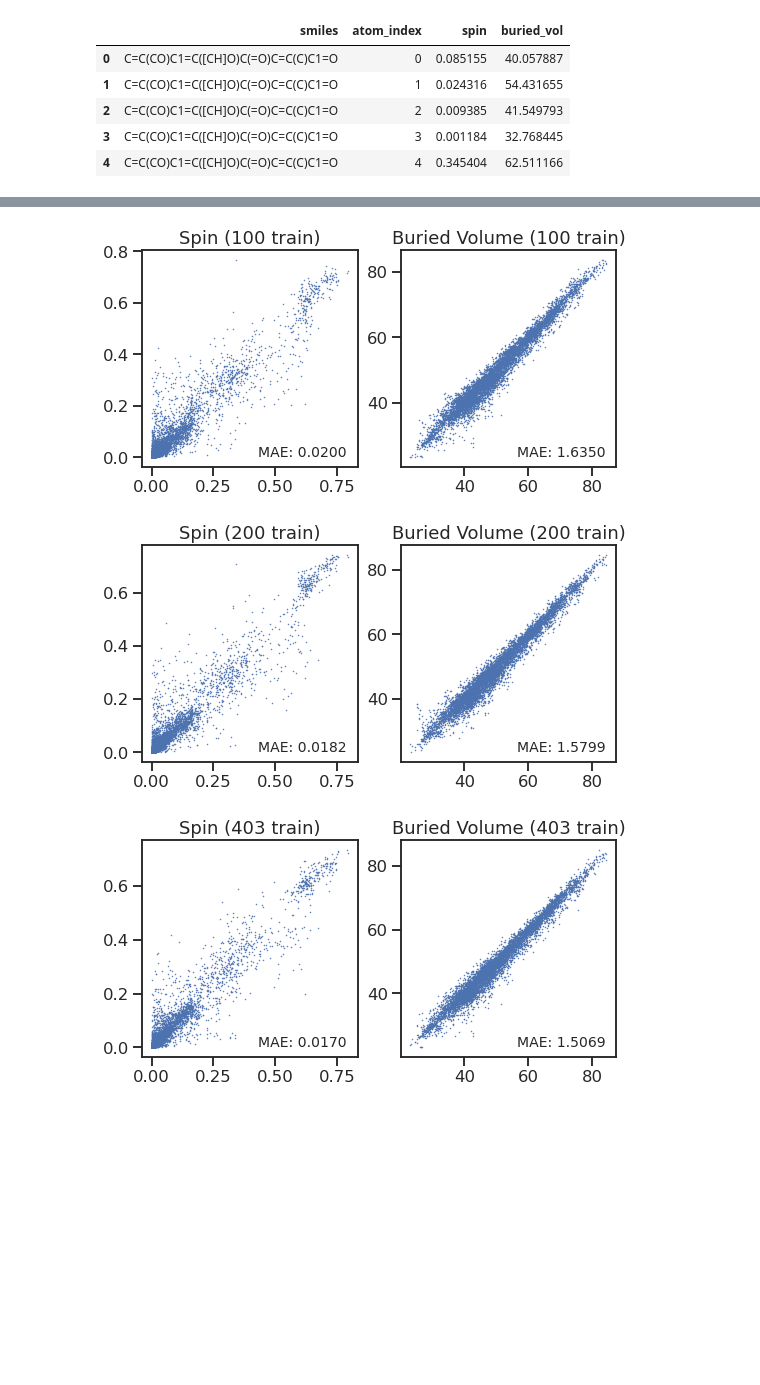
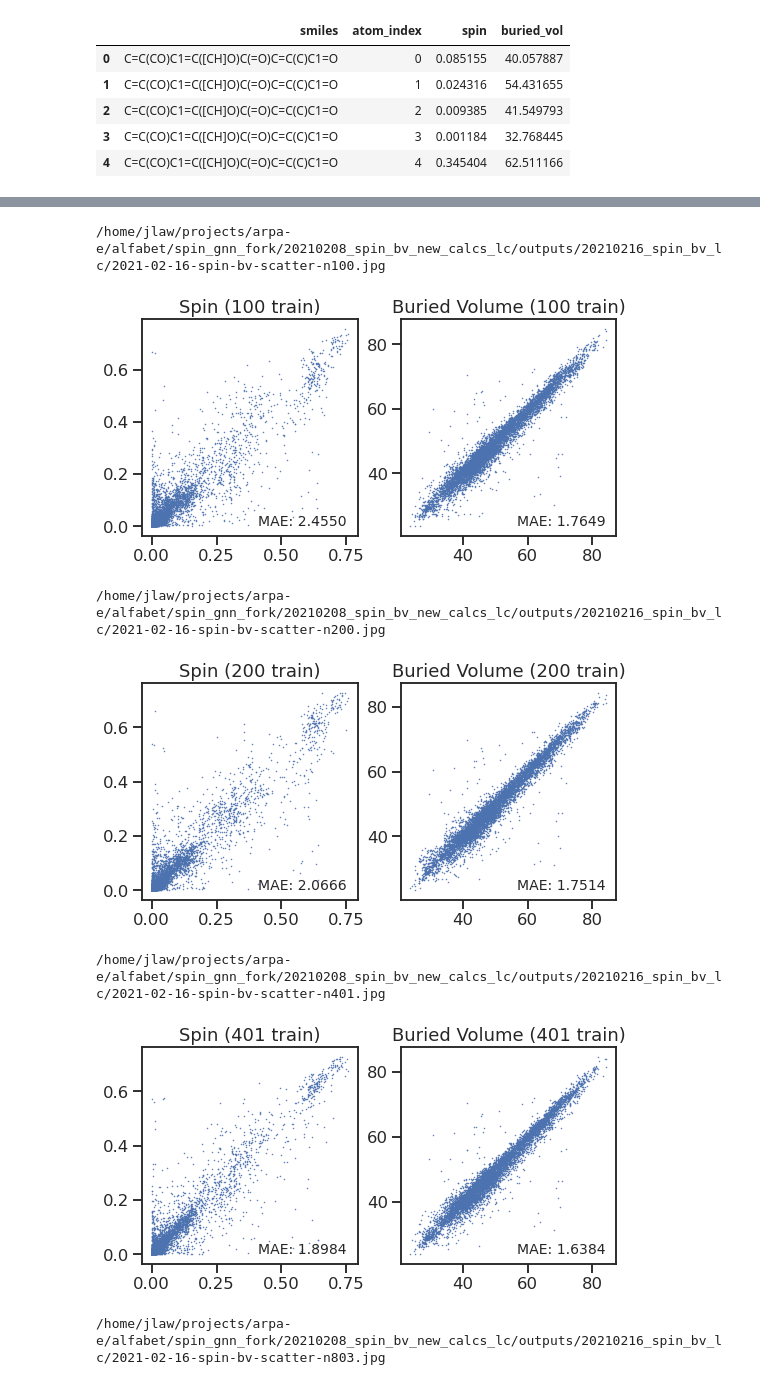
Before and after one commit to jlaw9/spin_gnn, a Jupyter notebook: 20210208_spin_bv_new_calcs_lc/plot_test_spin_bv.ipynb, the cells around one changed output, grey strips where cells are left out. Cells and saved outputs as stored; diff of their text form; code cells hidden in the pictures; blank space fills up the shorter version.

```diff
--- a/20210208_spin_bv_new_calcs_lc/plot_test_spin_bv.ipynb
+++ b/20210208_spin_bv_new_calcs_lc/plot_test_spin_bv.ipynb
@@ -111,6 +104,6 @@ if gpus:
 # %%
 # Load the "new test" set which is the 500 of the most recent DFT calculations we left out
-test = np.load('split_spin_bv.npz', allow_pickle=True)['test_new']
+test = np.load(f'{inputs_dir}/split_spin_bv.npz', allow_pickle=True)['test_new']
 # %%
 # Load the  values
 # cdf_spin = pd.read_csv('/projects/rlmolecule/pstjohn/atom_spins/cdf_spins.csv.gz')
@@ -150,5 +130,5 @@ cdf.head()
 # %%
-test_dataset = tf.data.Dataset.from_generator(
+test_dataset_gen = tf.data.Dataset.from_generator(
     lambda: (preprocessor.construct_feature_matrices(smiles, train=False) for smiles in test),
     output_types=preprocessor.output_types,
     output_shapes=preprocessor.output_shapes)\
@@ -164,13 +175,23 @@ test_dataset = tf.data.Dataset.from_generator(
 # %%
 # store the predictions for each of the points along the learning curve
 learning_curve_pred = {}
+learning_curve_pred_gen = {}
 for num_train in num_train_list:
     model = tf.keras.models.load_model(
-        f'20210208_spin_bv_lc/n_{num_train}/best_model.hdf5',
+        f'{outputs_dir}/n_{num_train}/best_model.hdf5',
         custom_objects={**nfp.custom_objects,
                         **{'AtomInfMask': AtomInfMask, 'KLWithLogits': KLWithLogits}})
 
-    predicted_spin_logits, predicted_bur_vol = model.predict(test_dataset, verbose=1)
-    predicted_fractional_spins = tf.nn.softmax(predicted_spin_logits)
-    learning_curve_pred[num_train] = (predicted_fractional_spins, predicted_bur_vol)
+    new_model = tf.keras.Model(model.inputs[:3], [tf.nn.softmax(model.outputs[0]), model.outputs[1]])
+
+    predicted_spin_logits, predicted_bur_vol = new_model.predict(test_dataset, verbose=1)
+#     predicted_fractional_spins = tf.nn.softmax(predicted_spin_logits)
+    pred_spins = predicted_spin_logits.squeeze()
+    pred_bur_vols = predicted_bur_vol.squeeze()
+    learning_curve_pred[num_train] = (pred_spins, pred_bur_vols)
+
+    predicted_spin_logits, predicted_bur_vol = new_model.predict(test_dataset_gen, verbose=1)
+    pred_spins = predicted_spin_logits.squeeze()
+    pred_bur_vols = predicted_bur_vol.squeeze()
+    learning_curve_pred_gen[num_train] = (pred_spins, pred_bur_vols)
 # %% [output]
@@ -182,0 +210,4 @@ for num_train in num_train_list:
+# %%
+(pred_spins, pred_bur_vols) = learning_curve_pred[100]
+(pred_spins2, pred_bur_vols2) = learning_curve_pred_gen[100]
+pred_spins[0]
@@ -183,33 +219,43 @@ for num_train in num_train_list:
 # %%
 spin_mae_list = []
 bv_mae_list = []
 for num_train in num_train_list:
-    predicted_fractional_spins, predicted_bur_vol = learning_curve_pred[num_train]
+#     pred_spins, pred_bur_vols = learning_curve_pred[num_train]
+    pred_spins, pred_bur_vols = learning_curve_pred_gen[num_train]
 #     cdf_test_pivot_spins = cdf_test.pivot(index='smiles', columns='atom_index', values='fractional_spin')
     cdf_test_pivot_spins = cdf_test.pivot(index='smiles', columns='atom_index', values='spin')
     cdf_test_pivot_spins = cdf_test_pivot_spins.reindex(test)
 
     cdf_test_pivot_bur_vol = cdf_test.pivot(index='smiles', columns='atom_index', values='buried_vol')
     cdf_test_pivot_bur_vol = cdf_test_pivot_bur_vol.reindex(test)
     # compute the Mean Average Error
-    spin_mae = pd.Series(cdf_test_pivot_spins.values.flatten() - predicted_fractional_spins.numpy().flatten()).dropna().abs().mean()
-    bv_mae = pd.Series(cdf_test_pivot_bur_vol.values.flatten() - predicted_bur_vol.flatten()).dropna().abs().mean()
+    # multiply by 100 so both are percentages
+    spin_mae = pd.Series(cdf_test_pivot_spins.values.flatten() - pred_spins.flatten()).dropna().abs().mean() * 100
+    bv_mae = pd.Series(cdf_test_pivot_bur_vol.values.flatten() - pred_bur_vols.flatten()).dropna().abs().mean()
     # and store for later
     spin_mae_list.append(spin_mae)
     bv_mae_list.append(bv_mae)
 
     fig, axs = plt.subplots(nrows=1, ncols=2, figsize=(8.5,4))
-    axs[0].plot(cdf_test_pivot_spins.values.flatten(), predicted_fractional_spins.numpy().flatten(), '.', ms=1)
+    axs[0].plot(cdf_test_pivot_spins.values.flatten(), pred_spins.flatten(), '.', ms=1)
     axs[0].text(.95, .05, f'MAE: {spin_mae:.4f}', ha='right',
                 transform=axs[0].transAxes, fontsize=14)
 
-    axs[1].plot(cdf_test_pivot_bur_vol.values.flatten(), predicted_bur_vol.flatten(), '.', ms=1)
+    axs[1].plot(cdf_test_pivot_bur_vol.values.flatten(), pred_bur_vols.flatten(), '.', ms=1)
     axs[1].text(.95, .05, f'MAE: {bv_mae:.4f}', ha='right',
                 transform=axs[1].transAxes, fontsize=14)
 
     axs[0].set_title(f'Spin ({num_train} train)')
     axs[1].set_title(f'Buried Volume ({num_train} train)')
+    out_file = f'{outputs_dir}/2021-02-16-spin-bv-scatter-n{num_train}.jpg'
+    print(os.path.abspath(out_file))
+    fig.savefig(out_file, dpi=300, bbox_inches='tight')
+    plt.show()
 # %% [output]
+/home/jlaw/projects/arpa-e/alfabet/spin_gnn_fork/20210208_spin_bv_new_calcs_lc/outputs/20210216_spin_bv_lc/2021-02-16-spin-bv-scatter-n100.jpg
-[figure, old version]
+[figure, new version]
+/home/jlaw/projects/arpa-e/alfabet/spin_gnn_fork/20210208_spin_bv_new_calcs_lc/outputs/20210216_spin_bv_lc/2021-02-16-spin-bv-scatter-n200.jpg
-[figure, old version]
+[figure, new version]
+/home/jlaw/projects/arpa-e/alfabet/spin_gnn_fork/20210208_spin_bv_new_calcs_lc/outputs/20210216_spin_bv_lc/2021-02-16-spin-bv-scatter-n401.jpg
-[figure, old version]
+[figure, new version]
+/home/jlaw/projects/arpa-e/alfabet/spin_gnn_fork/20210208_spin_bv_new_calcs_lc/outputs/20210216_spin_bv_lc/2021-02-16-spin-bv-scatter-n803.jpg
```
Also changed, not shown: parts of 18 cells of this notebook, 10 other files.
